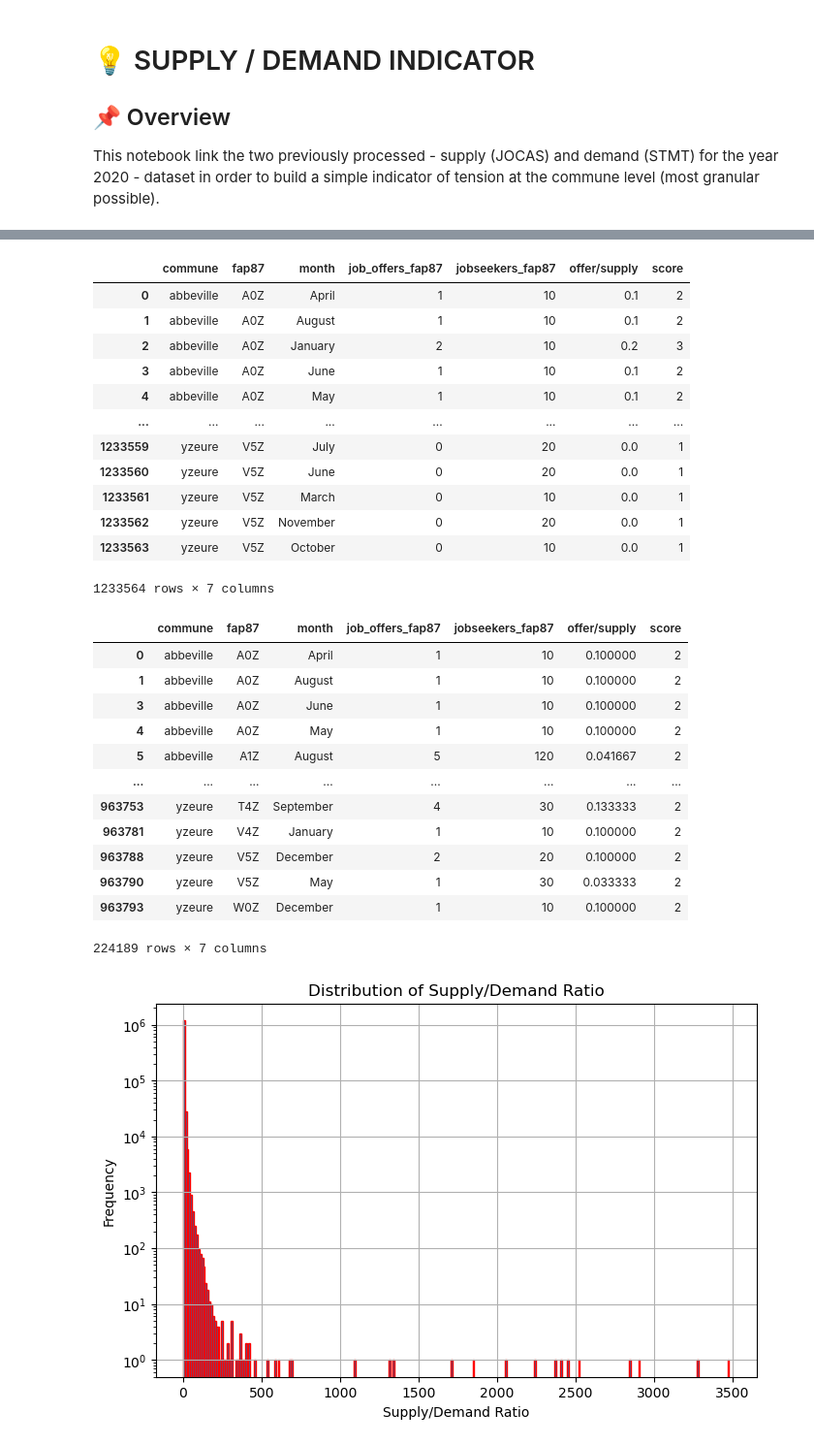
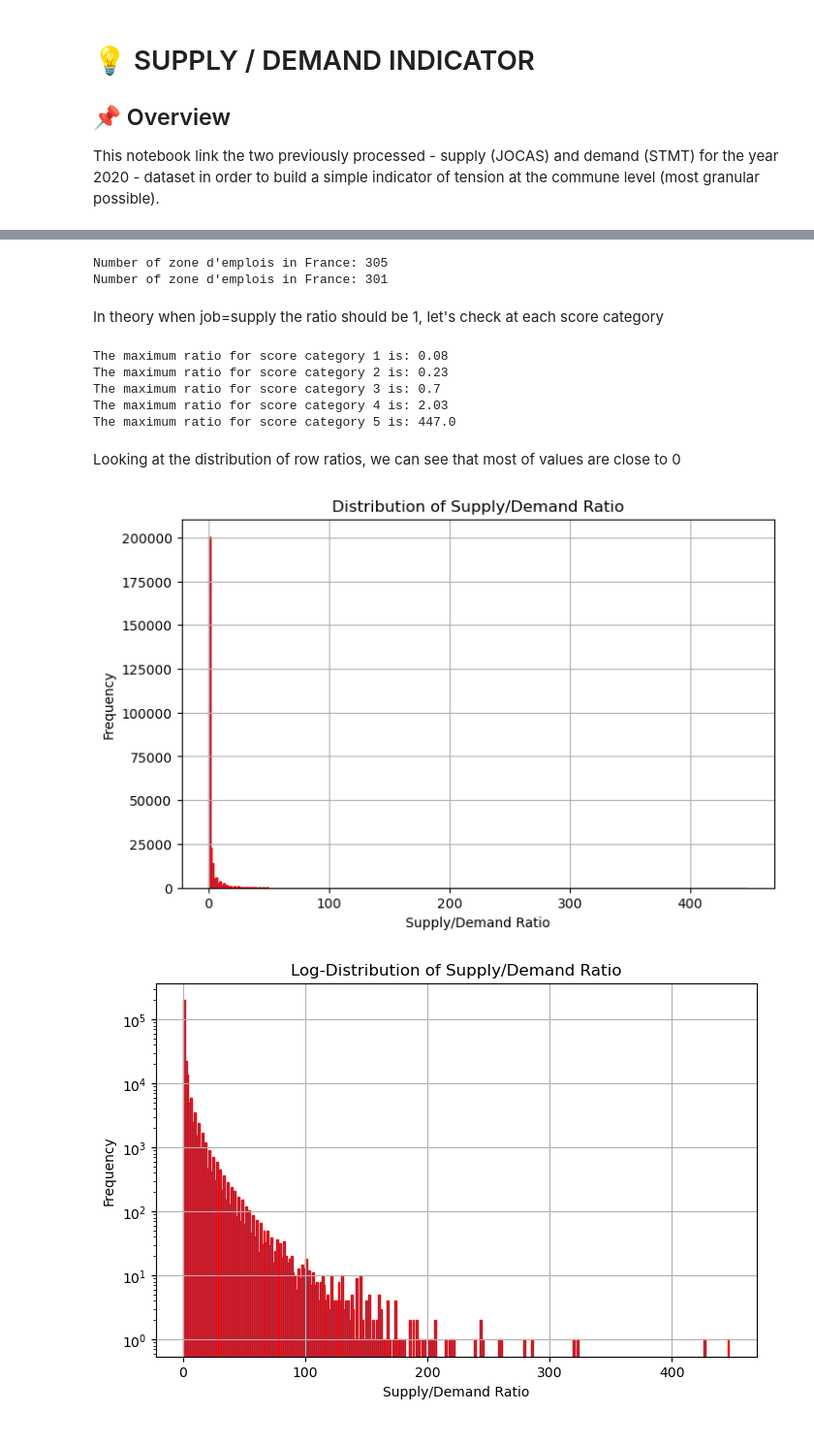
Before and after one commit to cynthia-francis/Project-LabourMarketTensions, a Jupyter notebook: src/ratio_supply_demand_indicator.ipynb, the cells around one changed output, grey strips where cells are left out. Shown at 97% size. Cells and saved outputs as stored; diff of their text form; code cells hidden in the pictures.

```diff
--- a/src/ratio_supply_demand_indicator.ipynb
+++ b/src/ratio_supply_demand_indicator.ipynb
@@ -22,6 +23,10 @@ stmt_path = main_folder / "data" / "2- Formatted Data" / "stmt_demand_processed.
 stmt = pd.read_csv(stmt_path)
 jocas_path = main_folder / "data" / "2- Formatted Data" / "jocas_offers_processed.csv"
 jocas = pd.read_csv(jocas_path)
+shapefile_path = main_folder / "data" / "shapefiles" / "Zones d'Emploi" / "ze2020_2022.shp"
+ze_shp = gpd.read_file(shapefile_path)
+comm_to_ze_path = main_folder / "data" / "linking tables" / "Communes_to_ZE_2022.xlsx"
+comm_to_ze = pd.read_excel(comm_to_ze_path, sheet_name=1, skiprows=5)
 
 # Specify the paths
-output_file = main_folder / "data" / "2- Formatted Data" / "ratio_supply_demand.csv"
+output_path = main_folder / "data" / "2- Formatted Data" / "ratio_supply_demand.csv"
@@ -70,43 +125,44 @@ df["score"] = df["offer/supply"].apply(discretize_offer_supply)
+# %%
+ze_tot = ze_shp["libze2020"].nunique()
+print(f"Number of zone d'emplois in France: {ze_tot}")
+
+ze_df = df["libze2020"].nunique()
+print(f"Number of zone d'emplois in France: {ze_df}")
+# %% [output]
+Number of zone d'emplois in France: 305
+Number of zone d'emplois in France: 301
+# %% [markdown]
+In theory when job=supply the ratio should be 1, let's check at each score category
 # %%
-df
+for score in [1,2,3,4,5]:
+    max_ratio = df[df["labour_tigthness_score"]==score]["ratio"].max()
+    max_ratio = round(max_ratio, 2)
+    print(f"The maximum ratio for score category {score} is: {max_ratio}")
 # %% [output]
-|  | commune | fap87 | month | job_offers_fap87 | jobseekers_fap87 | offer/supply | score |
-| 0 | abbeville | A0Z | April | 1 | 10 | 0.1 | 2 |
-| 1 | abbeville | A0Z | August | 1 | 10 | 0.1 | 2 |
-| 2 | abbeville | A0Z | January | 2 | 10 | 0.2 | 3 |
-| 3 | abbeville | A0Z | June | 1 | 10 | 0.1 | 2 |
-| 4 | abbeville | A0Z | May | 1 | 10 | 0.1 | 2 |
-| ... | ... | ... | ... | ... | ... | ... | ... |
-| 1233559 | yzeure | V5Z | July | 0 | 20 | 0.0 | 1 |
-| 1233560 | yzeure | V5Z | June | 0 | 20 | 0.0 | 1 |
-| 1233561 | yzeure | V5Z | March | 0 | 10 | 0.0 | 1 |
-| 1233562 | yzeure | V5Z | November | 0 | 20 | 0.0 | 1 |
-| 1233563 | yzeure | V5Z | October | 0 | 10 | 0.0 | 1 |
-1233564 rows × 7 columns
+The maximum ratio for score category 1 is: 0.08
+The maximum ratio for score category 2 is: 0.23
+The maximum ratio for score category 3 is: 0.7
+The maximum ratio for score category 4 is: 2.03
+The maximum ratio for score category 5 is: 447.0
-# %%
-df[df["score"]==2]
-# %% [output]
-|  | commune | fap87 | month | job_offers_fap87 | jobseekers_fap87 | offer/supply | score |
-| 0 | abbeville | A0Z | April | 1 | 10 | 0.100000 | 2 |
-| 1 | abbeville | A0Z | August | 1 | 10 | 0.100000 | 2 |
-| 3 | abbeville | A0Z | June | 1 | 10 | 0.100000 | 2 |
-| 4 | abbeville | A0Z | May | 1 | 10 | 0.100000 | 2 |
-| 5 | abbeville | A1Z | August | 5 | 120 | 0.041667 | 2 |
-| ... | ... | ... | ... | ... | ... | ... | ... |
-| 963753 | yzeure | T4Z | September | 4 | 30 | 0.133333 | 2 |
-| 963781 | yzeure | V4Z | January | 1 | 10 | 0.100000 | 2 |
-| 963788 | yzeure | V5Z | December | 2 | 20 | 0.100000 | 2 |
-| 963790 | yzeure | V5Z | May | 1 | 30 | 0.033333 | 2 |
-| 963793 | yzeure | W0Z | December | 1 | 10 | 0.100000 | 2 |
-224189 rows × 7 columns
+# %% [markdown]
+Looking at the distribution of row ratios, we can see that most of values are close to 0
 # %%
-# Distribution of "job_offers_fap87"
+# Distribution of "ratio"
 plt.figure(figsize=(8, 5))
-df["offer/supply"].hist(bins=300, edgecolor="red")
-plt.yscale("log")
+df["ratio"].hist(bins=300, edgecolor="red")
 plt.xlabel("Supply/Demand Ratio")
 plt.ylabel("Frequency")
 plt.title("Distribution of Supply/Demand Ratio")
 plt.show()
+
+# Log-Distribution of "ratio"
+plt.figure(figsize=(8, 5))
+df["ratio"].hist(bins=300, edgecolor="red")
+plt.yscale("log")
+plt.xlabel("Supply/Demand Ratio")
+plt.ylabel("Frequency")
+plt.title("Log-Distribution of Supply/Demand Ratio")
+plt.show()
 # %% [output]
-[figure, old version]
+[figure, new version]
+[figure, added]
```
Also changed, not shown: parts of 12 cells of this notebook, 11 other files.
